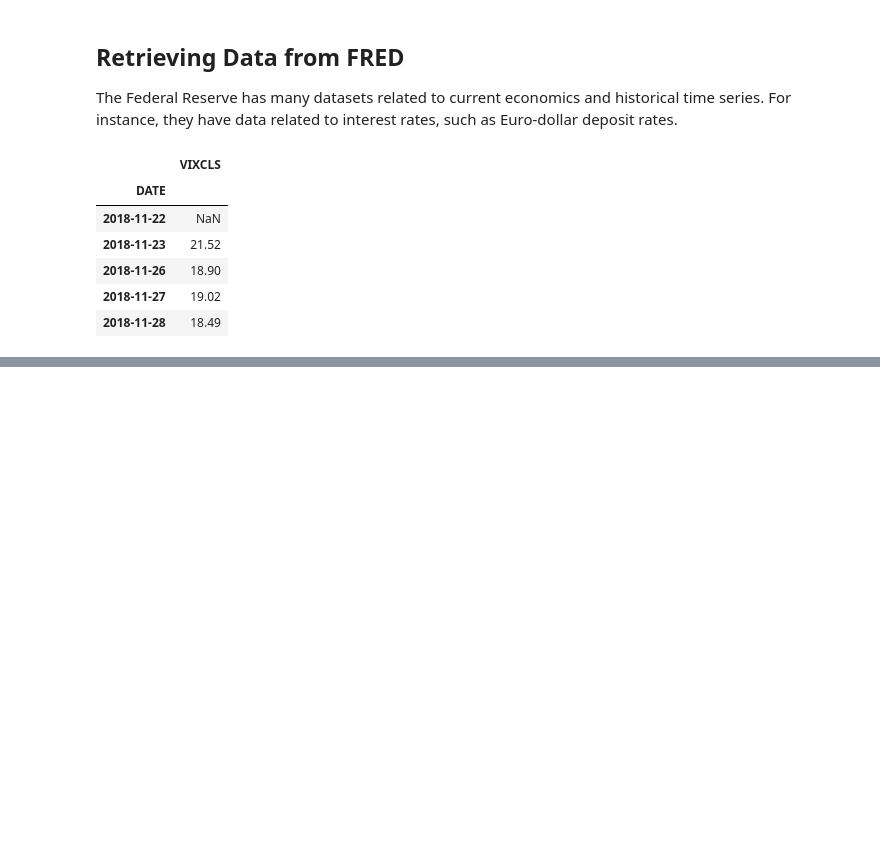
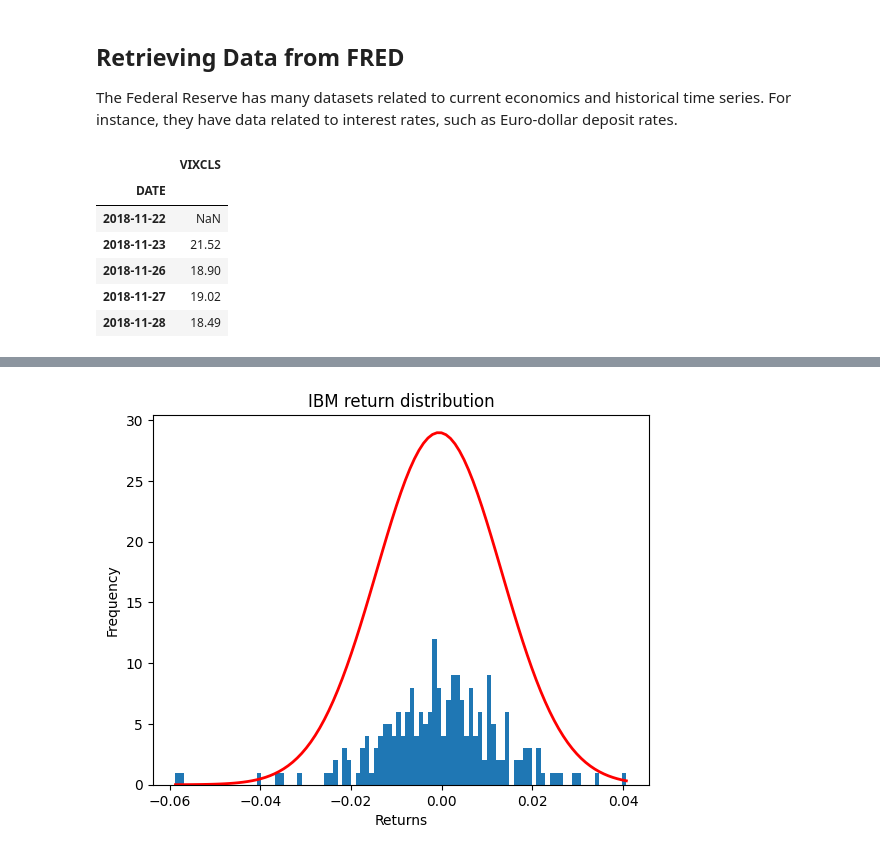
Before and after one commit to leoouyang781/Test-Repository, a Jupyter notebook: Python-For-Finance-2nd-Edition/Chapter 4.ipynb, the cells around one changed output, grey strips where cells are left out. Drawn from its saved outputs; the diff is of its cells as text; code cells hidden in the pictures; blank space fills up the shorter version.

```diff
--- a/Python-For-Finance-2nd-Edition/Chapter 4.ipynb
+++ b/Python-For-Finance-2nd-Edition/Chapter 4.ipynb
@@ -569,0 +572,12 @@ vix.head()
+# %%
+from matplotlib.pyplot import *
+
+import numpy as np
+import matplotlib.mlab as mlab
+
+ticker='IBM'
+begdate=datetime.datetime(2015,1,1)
+enddate=datetime.datetime(2015,11,9)
+
+p = pddata.DataReader(ticker, 'stooq', start = begdate, end = enddate)
+p = p.iloc[::-1]
@@ -569,0 +599,16 @@ vix.head()
+# %%
+ret = p['Close'].pct_change()
+
+[n,bins, patches] = hist(ret, 100)
+mu = np.mean(ret)
+sigma = np.std(ret)
+
+# use the norm.pdf function from stats (taken from scipy)
+x = stats.norm.pdf(bins, mu, sigma)
+plot(bins, x, color='red', lw=2)
+title("IBM return distribution")
+xlabel("Returns")
+ylabel("Frequency")
+show()
+# %% [output]
+[figure, added]
```
Also changed, not shown: parts of 12 cells of this notebook.
